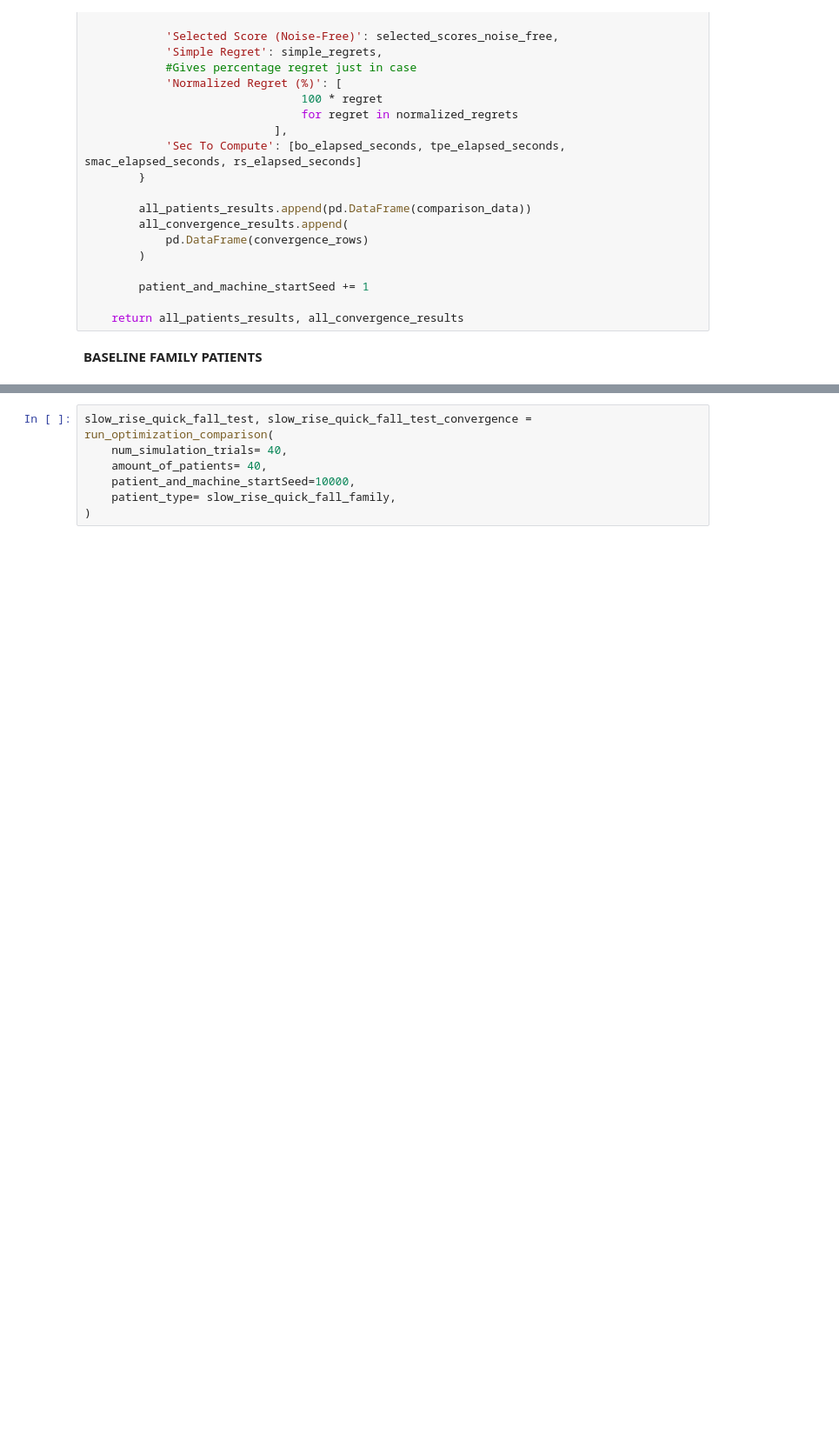
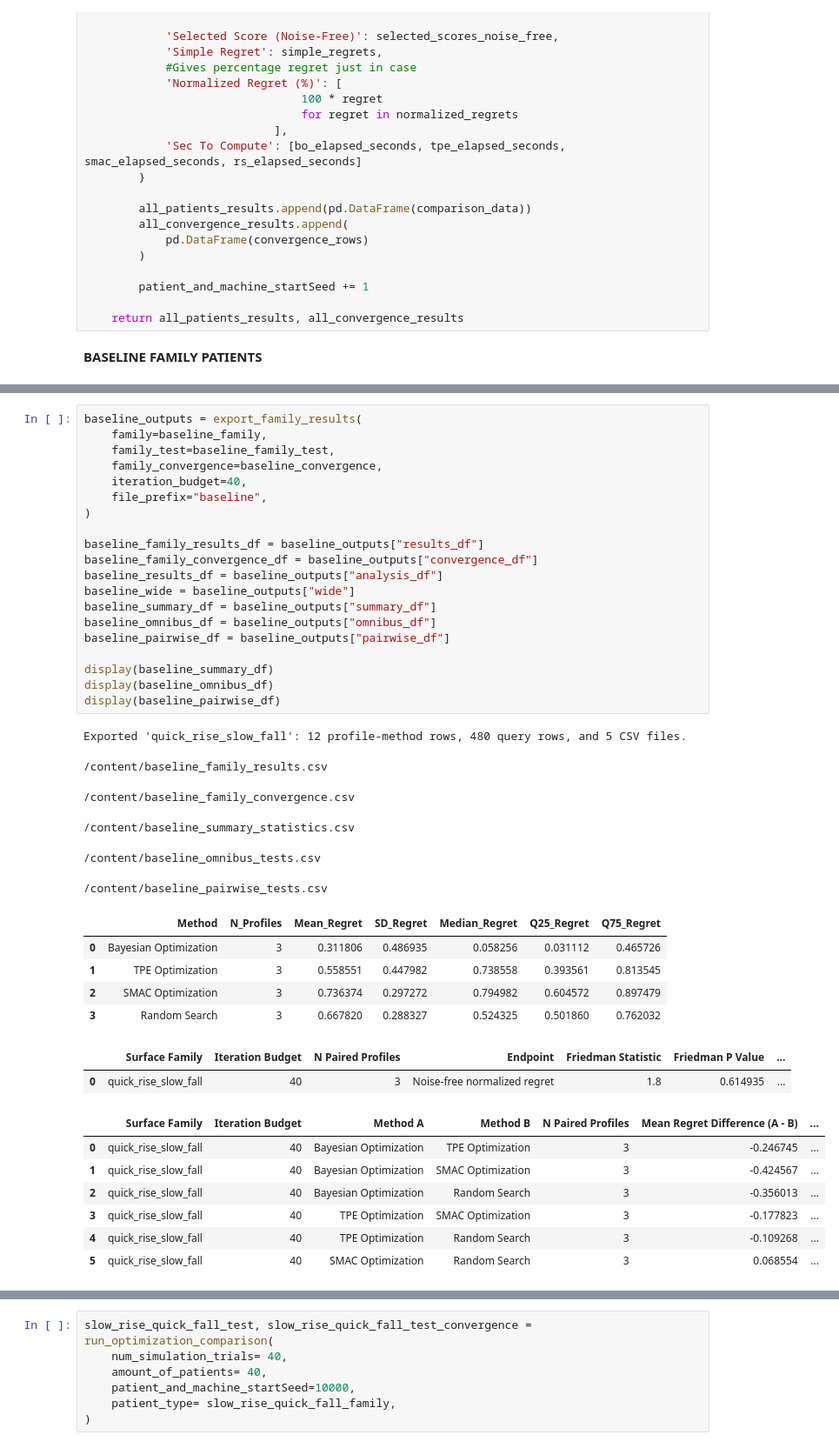
Before and after one commit to johnathan-ding/taVNS-simulation, a Jupyter notebook: Machine_Learning_Optimization_Demonstration (2).ipynb, the cells around one changed output, grey strips where cells are left out. Shown at 87% size. Drawn from its saved outputs; the diff is of its cells as text; blank space fills up the shorter version.

```diff
--- a/Machine_Learning_Optimization_Demonstration (2).ipynb
+++ b/Machine_Learning_Optimization_Demonstration (2).ipynb
@@ -1167,0 +1125,41 @@ Baseline CSV files are ready for download:
+# %%
+baseline_outputs = export_family_results(
+    family=baseline_family,
+    family_test=baseline_family_test,
+    family_convergence=baseline_convergence,
+    iteration_budget=40,
+    file_prefix="baseline",
+)
+
+baseline_family_results_df = baseline_outputs["results_df"]
+baseline_family_convergence_df = baseline_outputs["convergence_df"]
+baseline_results_df = baseline_outputs["analysis_df"]
+baseline_wide = baseline_outputs["wide"]
+baseline_summary_df = baseline_outputs["summary_df"]
+baseline_omnibus_df = baseline_outputs["omnibus_df"]
+baseline_pairwise_df = baseline_outputs["pairwise_df"]
+
+display(baseline_summary_df)
+display(baseline_omnibus_df)
+display(baseline_pairwise_df)
+# %% [output]
+Exported 'quick_rise_slow_fall': 12 profile-method rows, 480 query rows, and 5 CSV files.
+/content/baseline_family_results.csv
+/content/baseline_family_convergence.csv
+/content/baseline_summary_statistics.csv
+/content/baseline_omnibus_tests.csv
+/content/baseline_pairwise_tests.csv
+|  | Method | N_Profiles | Mean_Regret | SD_Regret | Median_Regret | Q25_Regret | Q75_Regret |
+| 0 | Bayesian Optimization | 3 | 0.311806 | 0.486935 | 0.058256 | 0.031112 | 0.465726 |
+| 1 | TPE Optimization | 3 | 0.558551 | 0.447982 | 0.738558 | 0.393561 | 0.813545 |
+| 2 | SMAC Optimization | 3 | 0.736374 | 0.297272 | 0.794982 | 0.604572 | 0.897479 |
+| 3 | Random Search | 3 | 0.667820 | 0.288327 | 0.524325 | 0.501860 | 0.762032 |
+|  | Surface Family | Iteration Budget | N Paired Profiles | Endpoint | Friedman Statistic | Friedman P Value | ... |
+| 0 | quick_rise_slow_fall | 40 | 3 | Noise-free normalized regret | 1.8 | 0.614935 | ... |
+|  | Surface Family | Iteration Budget | Method A | Method B | N Paired Profiles | Mean Regret Difference (A - B) | ... |
+| 0 | quick_rise_slow_fall | 40 | Bayesian Optimization | TPE Optimization | 3 | -0.246745 | ... |
+| 1 | quick_rise_slow_fall | 40 | Bayesian Optimization | SMAC Optimization | 3 | -0.424567 | ... |
+| 2 | quick_rise_slow_fall | 40 | Bayesian Optimization | Random Search | 3 | -0.356013 | ... |
+| 3 | quick_rise_slow_fall | 40 | TPE Optimization | SMAC Optimization | 3 | -0.177823 | ... |
+| 4 | quick_rise_slow_fall | 40 | TPE Optimization | Random Search | 3 | -0.109268 | ... |
+| 5 | quick_rise_slow_fall | 40 | SMAC Optimization | Random Search | 3 | 0.068554 | ... |
```
Also changed, not shown: parts of 7 cells of this notebook.
